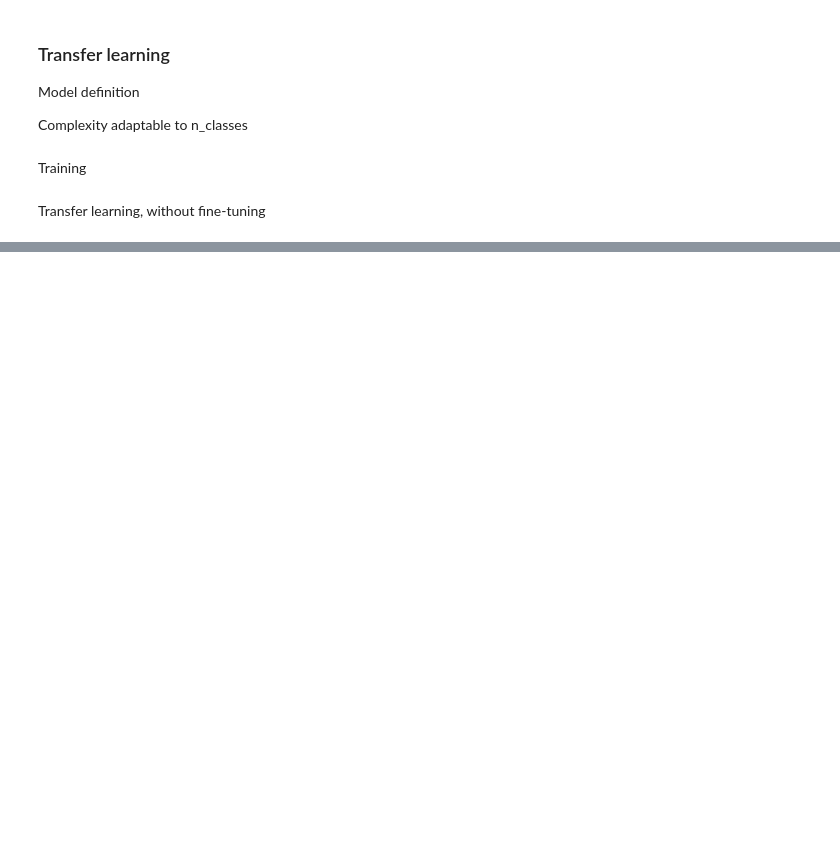
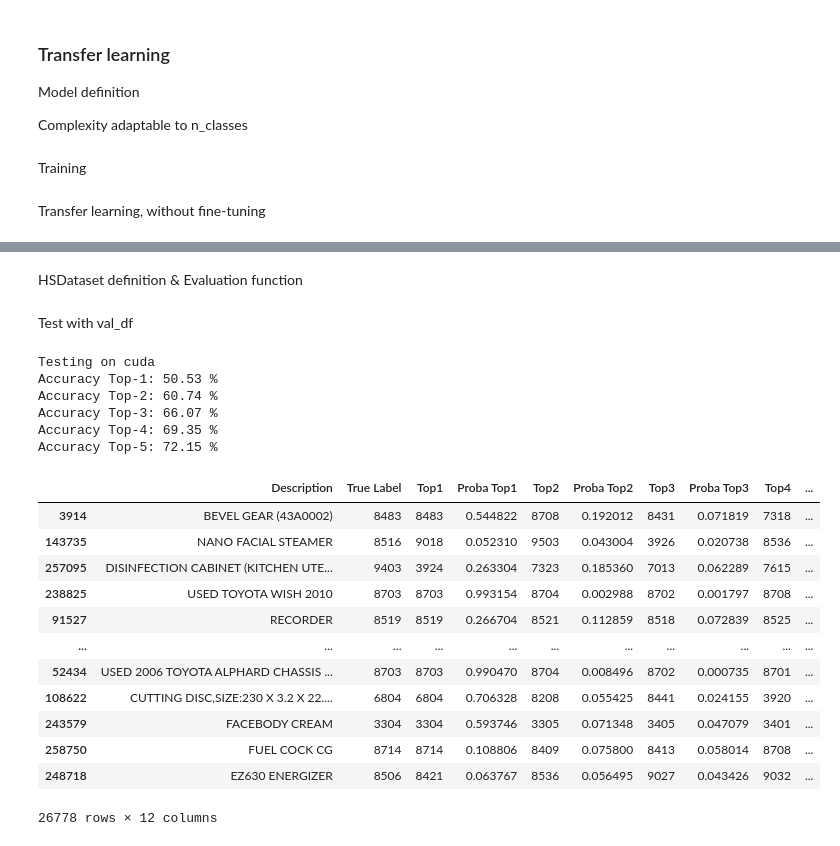
Before and after one commit to sstedoldi/tt1_clasi, a Jupyter notebook: HSrecomm_DistiltBERT_HS04.ipynb, the cells around one changed output, grey strips where cells are left out. Drawn from its saved outputs; the diff is of its cells as text; code cells hidden in the pictures; blank space fills up the shorter version.

```diff
--- a/HSrecomm_DistiltBERT_HS04.ipynb
+++ b/HSrecomm_DistiltBERT_HS04.ipynb
@@ -451,0 +561,10 @@ plot_metric(history_with_fine_tuning, 'top5_acc' )
+# %%
+model_name = 'distiltbert_hs04_simple_classifier_transfer_8epochs_12062025_191051.pth'
+
+model_save_path = os.path.join('models', model_name)
+
+model_transfer = HSClassifier(n_classes=len(label2id), fine_tune=False)
+
+model_transfer.load_state_dict(torch.load(model_save_path))
+
+model_transfer.eval() # to set the model for inference
@@ -451,0 +589,2 @@ plot_metric(history_with_fine_tuning, 'top5_acc' )
+# %% [markdown]
+HSDataset definition & Evaluation function
@@ -451,0 +709,2 @@ plot_metric(history_with_fine_tuning, 'top5_acc' )
+# %% [markdown]
+Test with val_df
@@ -451,0 +713,28 @@ plot_metric(history_with_fine_tuning, 'top5_acc' )
+# %%
+device = torch.device("cuda" if torch.cuda.is_available() else "cpu")
+print(f'Testing on {device}')
+
+results_transfer = predict_and_evaluate(model_transfer, tokenizer, val_df, id2label, max_length=max_length, device=device)
+# %% [output]
+Testing on cuda
+Accuracy Top-1: 50.53 %
+Accuracy Top-2: 60.74 %
+Accuracy Top-3: 66.07 %
+Accuracy Top-4: 69.35 %
+Accuracy Top-5: 72.15 %
+# %%
+results_transfer
+# %% [output]
+|  | Description | True Label | Top1 | Proba Top1 | Top2 | Proba Top2 | Top3 | Proba Top3 | Top4 | ... |
+| 3914 | BEVEL GEAR (43A0002) | 8483 | 8483 | 0.544822 | 8708 | 0.192012 | 8431 | 0.071819 | 7318 | ... |
+| 143735 | NANO FACIAL STEAMER | 8516 | 9018 | 0.052310 | 9503 | 0.043004 | 3926 | 0.020738 | 8536 | ... |
+| 257095 | DISINFECTION CABINET (KITCHEN UTE... | 9403 | 3924 | 0.263304 | 7323 | 0.185360 | 7013 | 0.062289 | 7615 | ... |
+| 238825 | USED TOYOTA WISH 2010 | 8703 | 8703 | 0.993154 | 8704 | 0.002988 | 8702 | 0.001797 | 8708 | ... |
+| 91527 | RECORDER | 8519 | 8519 | 0.266704 | 8521 | 0.112859 | 8518 | 0.072839 | 8525 | ... |
+| ... | ... | ... | ... | ... | ... | ... | ... | ... | ... | ... |
+| 52434 | USED 2006 TOYOTA ALPHARD CHASSIS ... | 8703 | 8703 | 0.990470 | 8704 | 0.008496 | 8702 | 0.000735 | 8701 | ... |
+| 108622 | CUTTING DISC,SIZE:230 X 3.2 X 22.... | 6804 | 6804 | 0.706328 | 8208 | 0.055425 | 8441 | 0.024155 | 3920 | ... |
+| 243579 | FACEBODY CREAM | 3304 | 3304 | 0.593746 | 3305 | 0.071348 | 3405 | 0.047079 | 3401 | ... |
+| 258750 | FUEL COCK CG | 8714 | 8714 | 0.108806 | 8409 | 0.075800 | 8413 | 0.058014 | 8708 | ... |
+| 248718 | EZ630 ENERGIZER | 8506 | 8421 | 0.063767 | 8536 | 0.056495 | 9027 | 0.043426 | 9032 | ... |
+26778 rows × 12 columns
```
Also changed, not shown: parts of 119 cells of this notebook, 7 other files.
